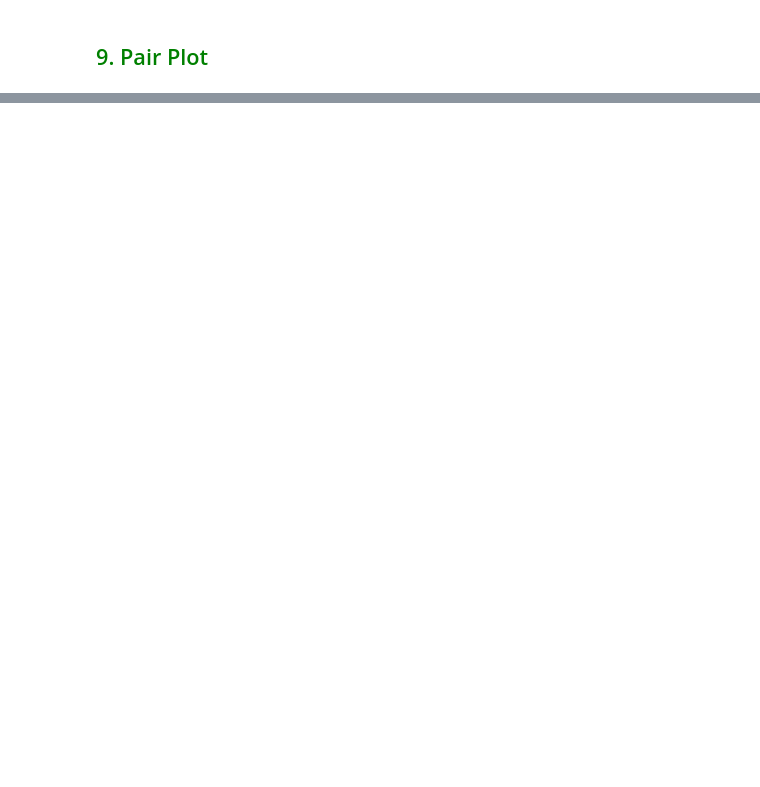
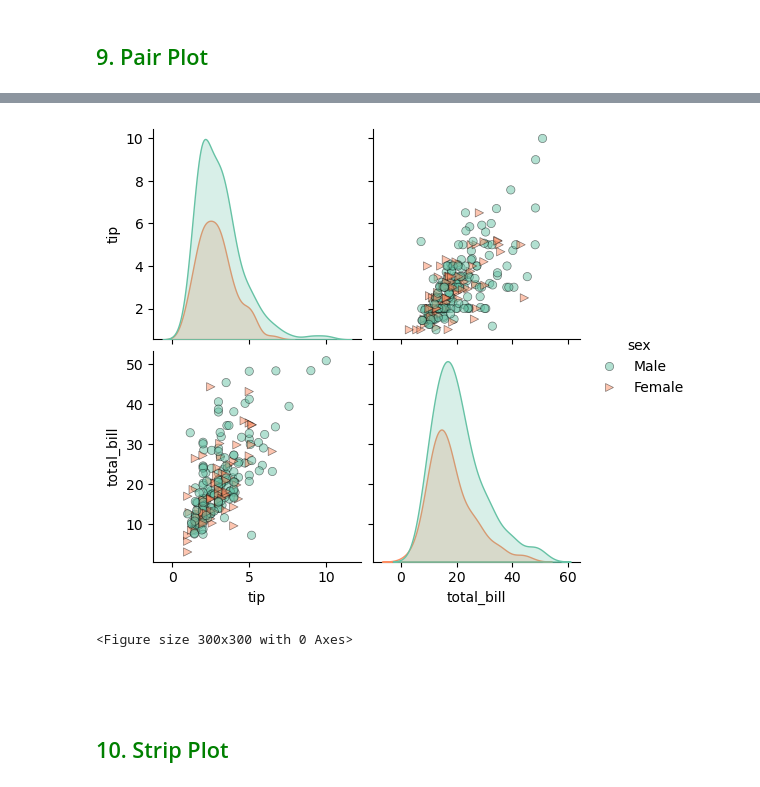
Before and after one commit to Kartika-Nidhi/Libraries_for_DS, a Jupyter notebook: Seaborn.ipynb, the cells around one changed output, grey strips where cells are left out. Saved outputs shown, nothing was run; the diff lists cells and outputs as text; code cells hidden in the pictures; blank space fills up the shorter version.

Commit message:
Added pair plot in seaborn notes

```diff
--- a/Seaborn.ipynb
+++ b/Seaborn.ipynb
@@ -262,0 +273,18 @@ plt.show()
+# %%
+sns.pairplot(data, hue = 'sex', vars = ['tip', 'total_bill'], hue_order = ['Male','Female'], palette = 'Set2',
+             diag_kind = 'kde', markers = ['o','>'], plot_kws = {
+                 'alpha':0.5,
+                 'edgecolor':'black',
+             })
+
+plt.figure(figsize=(3,3))
+plt.show()
+# %% [output]
+[figure, added]
+<Figure size 300x300 with 0 Axes>
+# %% [markdown]
+<div>
+# %% [markdown]
+<div>
+# %% [markdown]
+<h2 style = "color:green">10. Strip Plot
```
Also changed, not shown: parts of 2 cells of this notebook.
